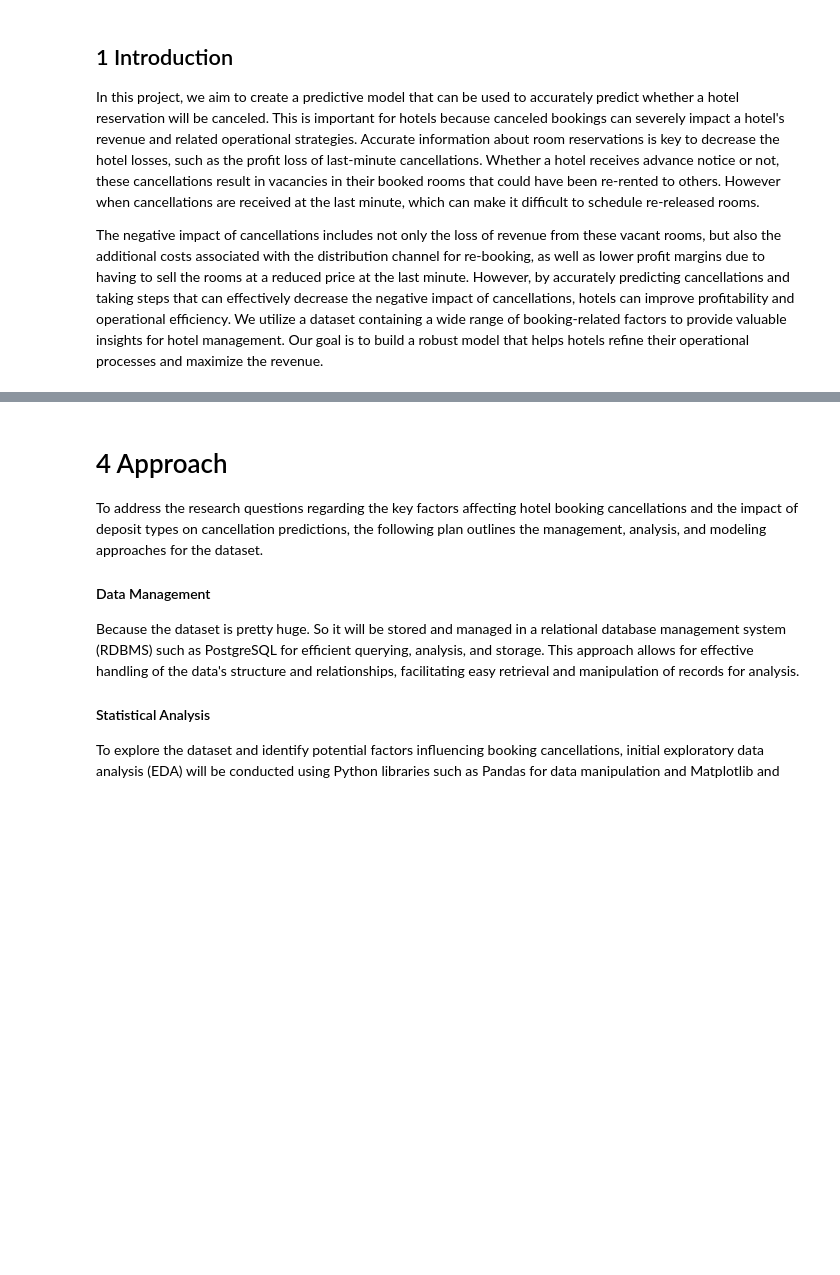
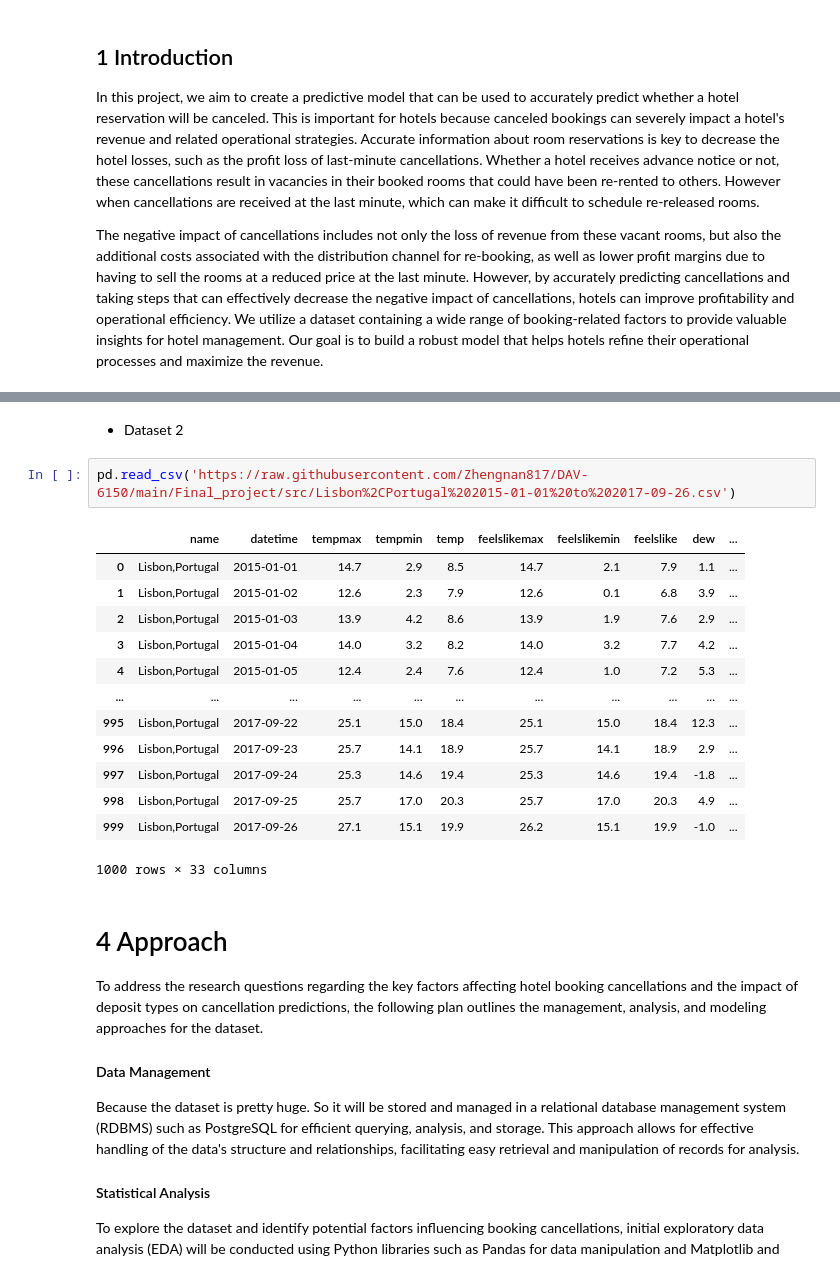
Before and after one commit to Zhengnan817/DAV-6150, a Jupyter notebook: Final_project/Z_Li_FinalProjectProposal.ipynb, the cells around one changed output, grey strips where cells are left out. Saved outputs shown, nothing was run; the diff lists cells and outputs as text; blank space fills up the shorter version.

```diff
--- a/Final_project/Z_Li_FinalProjectProposal.ipynb
+++ b/Final_project/Z_Li_FinalProjectProposal.ipynb
@@ -82,3 +110,21 @@ please provide us feedback at https://github.com/pandas-dev/pandas/issues/54466
+# %% [markdown]
+- Dataset 2
+# %%
+pd.read_csv('https://raw.githubusercontent.com/Zhengnan817/DAV-6150/main/Final_project/src/Lisbon%2CPortugal%202015-01-01%20to%202017-09-26.csv')
+# %% [output]
+|  | name | datetime | tempmax | tempmin | temp | feelslikemax | feelslikemin | feelslike | dew | ... |
+| 0 | Lisbon,Portugal | 2015-01-01 | 14.7 | 2.9 | 8.5 | 14.7 | 2.1 | 7.9 | 1.1 | ... |
+| 1 | Lisbon,Portugal | 2015-01-02 | 12.6 | 2.3 | 7.9 | 12.6 | 0.1 | 6.8 | 3.9 | ... |
+| 2 | Lisbon,Portugal | 2015-01-03 | 13.9 | 4.2 | 8.6 | 13.9 | 1.9 | 7.6 | 2.9 | ... |
+| 3 | Lisbon,Portugal | 2015-01-04 | 14.0 | 3.2 | 8.2 | 14.0 | 3.2 | 7.7 | 4.2 | ... |
+| 4 | Lisbon,Portugal | 2015-01-05 | 12.4 | 2.4 | 7.6 | 12.4 | 1.0 | 7.2 | 5.3 | ... |
+| ... | ... | ... | ... | ... | ... | ... | ... | ... | ... | ... |
+| 995 | Lisbon,Portugal | 2017-09-22 | 25.1 | 15.0 | 18.4 | 25.1 | 15.0 | 18.4 | 12.3 | ... |
+| 996 | Lisbon,Portugal | 2017-09-23 | 25.7 | 14.1 | 18.9 | 25.7 | 14.1 | 18.9 | 2.9 | ... |
+| 997 | Lisbon,Portugal | 2017-09-24 | 25.3 | 14.6 | 19.4 | 25.3 | 14.6 | 19.4 | -1.8 | ... |
+| 998 | Lisbon,Portugal | 2017-09-25 | 25.7 | 17.0 | 20.3 | 25.7 | 17.0 | 20.3 | 4.9 | ... |
+| 999 | Lisbon,Portugal | 2017-09-26 | 27.1 | 15.1 | 19.9 | 26.2 | 15.1 | 19.9 | -1.0 | ... |
+1000 rows × 33 columns
 # %% [markdown]
 # 4 Approach
 To address the research questions regarding the key factors affecting hotel booking cancellations and the impact of deposit types on cancellation predictions, the following plan outlines the management, analysis, and modeling approaches for the dataset.
```
Also changed, not shown: parts of 10 cells of this notebook.
